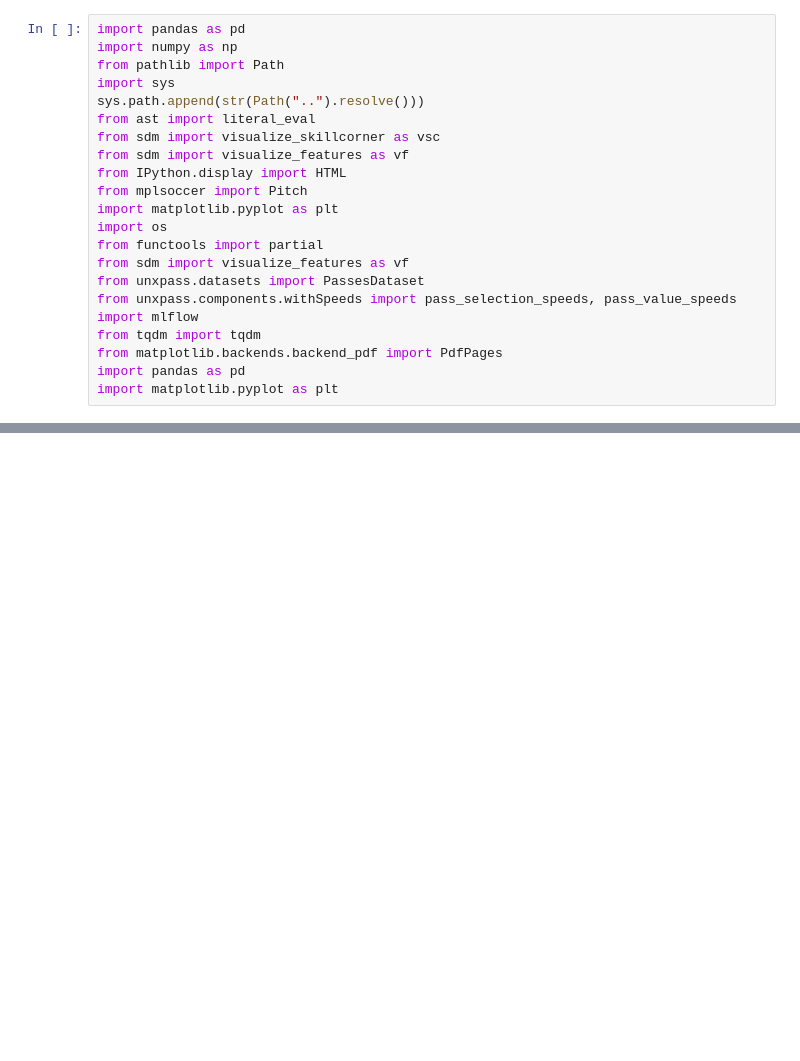
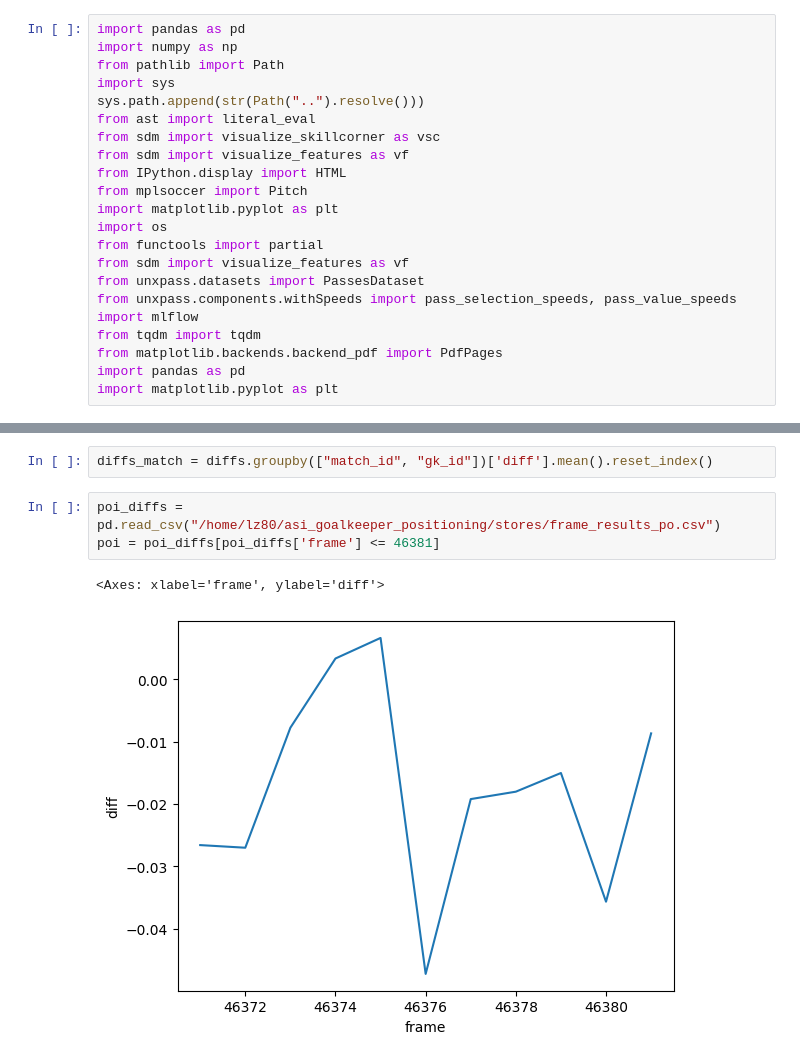
Before and after one commit to Lou-Zhou/asi_goalkeeper_positioning, a Jupyter notebook: notebooks/playground.ipynb, the cells around one changed output, grey strips where cells are left out. Drawn from its saved outputs; the diff is of its cells as text; blank space fills up the shorter version.

```diff
--- a/notebooks/playground.ipynb
+++ b/notebooks/playground.ipynb
@@ -590,0 +182,8 @@ vf.plot_from_features(idx, player_ff,ball_ff, surface = surface)
+# %%
+diffs_match = diffs.groupby(["match_id", "gk_id"])['diff'].mean().reset_index()
+# %%
+poi_diffs = pd.read_csv("/home/lz80/asi_goalkeeper_positioning/stores/frame_results_po.csv")
+poi = poi_diffs[poi_diffs['frame'] <= 46381]
+# %% [output]
+<Axes: xlabel='frame', ylabel='diff'>
+[figure, added]
```
Also changed, not shown: parts of 34 cells of this notebook, 5 other files.
